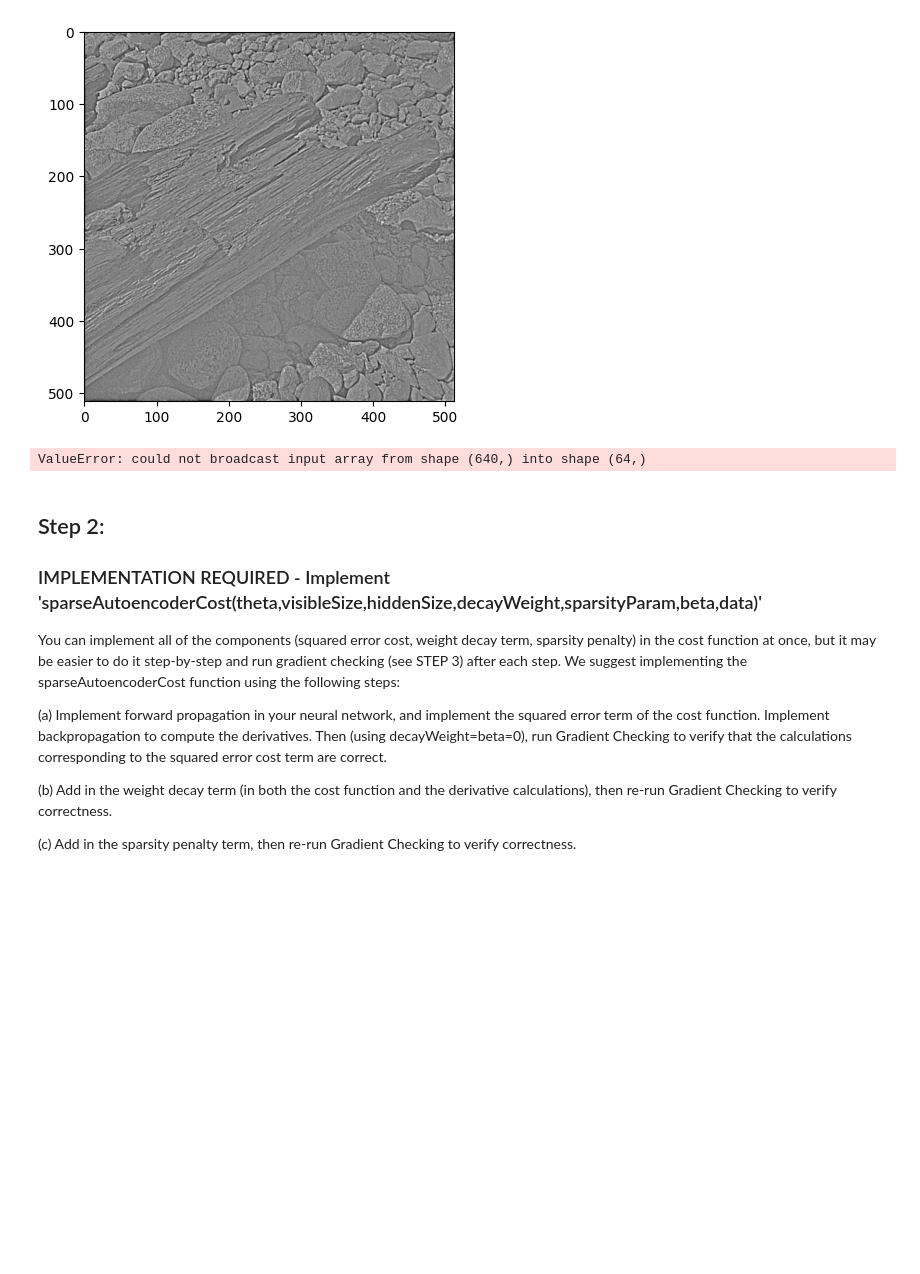
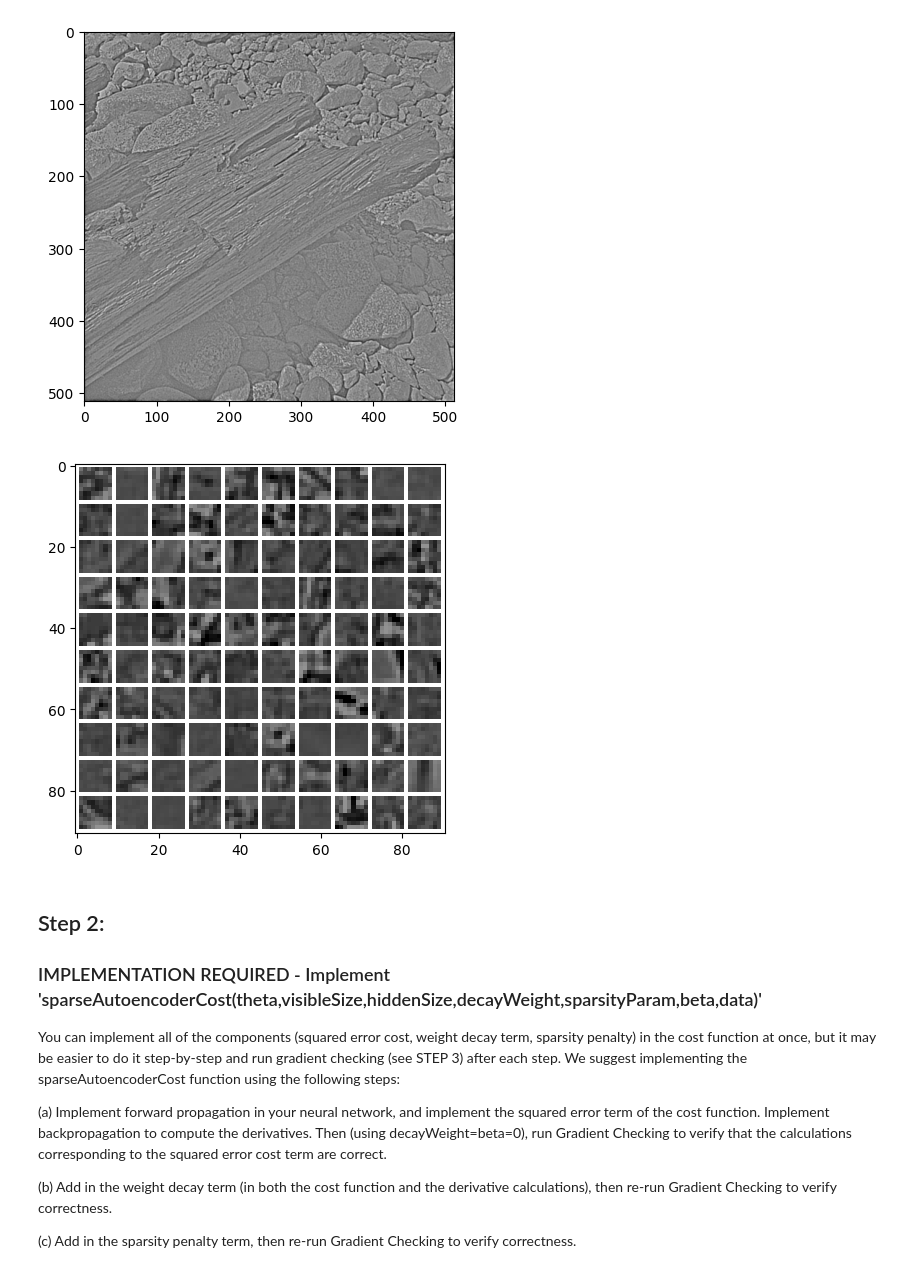
Before and after one commit to SadeekFarhan21/engs106-coding3, a Jupyter notebook: 3A/lab03A.ipynb, the cells around one changed output. Drawn from its saved outputs; the diff is of its cells as text; code cells hidden in the pictures; blank space fills up the shorter version.

```diff
--- a/3A/lab03A.ipynb
+++ b/3A/lab03A.ipynb
@@ -85,7 +85,7 @@ def sampleIMAGES():
     for i in range(numpatches):
         img_idx = np.random.randint(0, num_iamges)
         row = col = np.random.randint(0, image_size - patchsize + 1)
-        patch =IMAGES[row:row + patchsize, col:col + patchsize]
+        patch = IMAGES[row:row + patchsize, col:col + patchsize, img_idx]
         patches[i, :] = patch.flatten()
 
     patches = normalizeData(patches)
@@ -125,34 +125,34 @@ def displayNetwork(A):
     # Default value is the squareroot of the number of rows in A.
 
     # compute rows, cols
     A = A-A.mean()
     M, L = A.shape
     sz = int(np.sqrt(L))
     gap = 1
 
     rows = cols = int(np.sqrt(M))
     while rows*cols < M:
         rows+=1
 
     # initialize the picture matrix
     array = np.ones((rows*(sz+gap) + gap, cols*(sz+gap) + gap))
 
     # fill up the matrix with image values
     row_cnt = col_cnt = 0
     for i in range(M):
         x, y = row_cnt*(sz+gap) + gap, col_cnt*(sz+gap) + gap
         array[x : x+sz, y : y+sz] = A[i,:].reshape((sz,sz))
         col_cnt += 1
         if col_cnt >= cols:
             row_cnt += 1
             col_cnt = 0
     plt.imshow(array, cmap='gray')
     plt.show()
 
 patches = sampleIMAGES()
 displayNetwork(patches[:100,:])
 # %% [output]
-ValueError: could not broadcast input array from shape (640,) into shape (64,)
+[figure, added]
 # %%
 np.random.seed(0)
 #  Obtain random parameters theta
```
Also changed, not shown: parts of 3 cells of this notebook.
